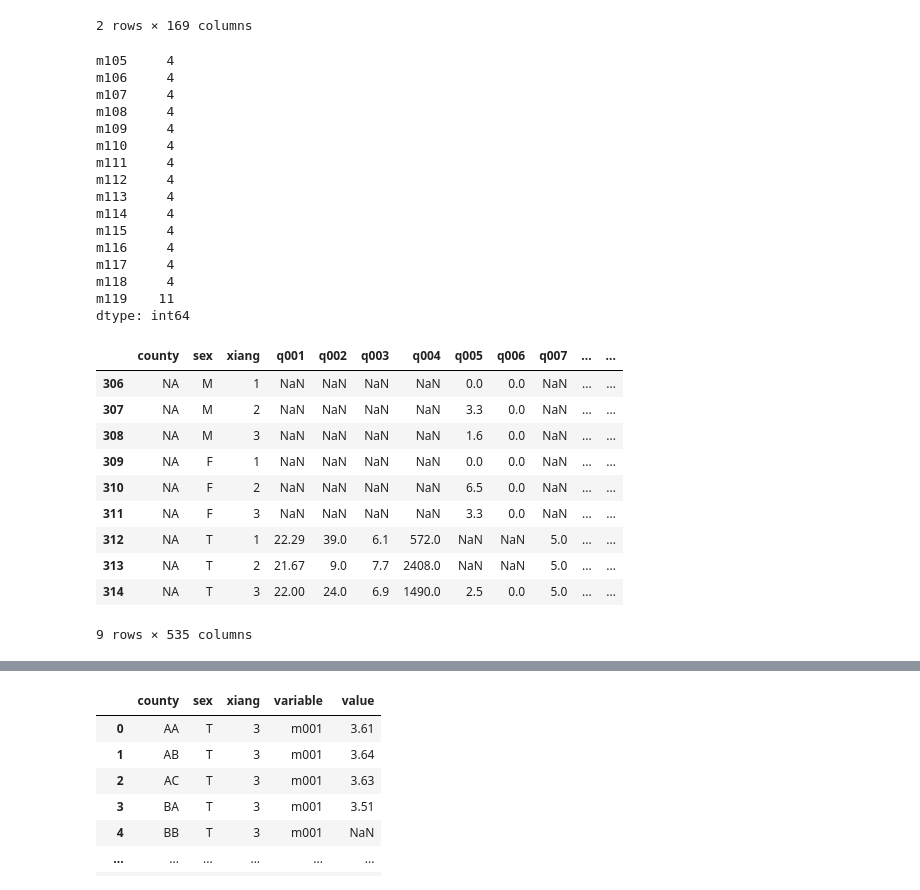
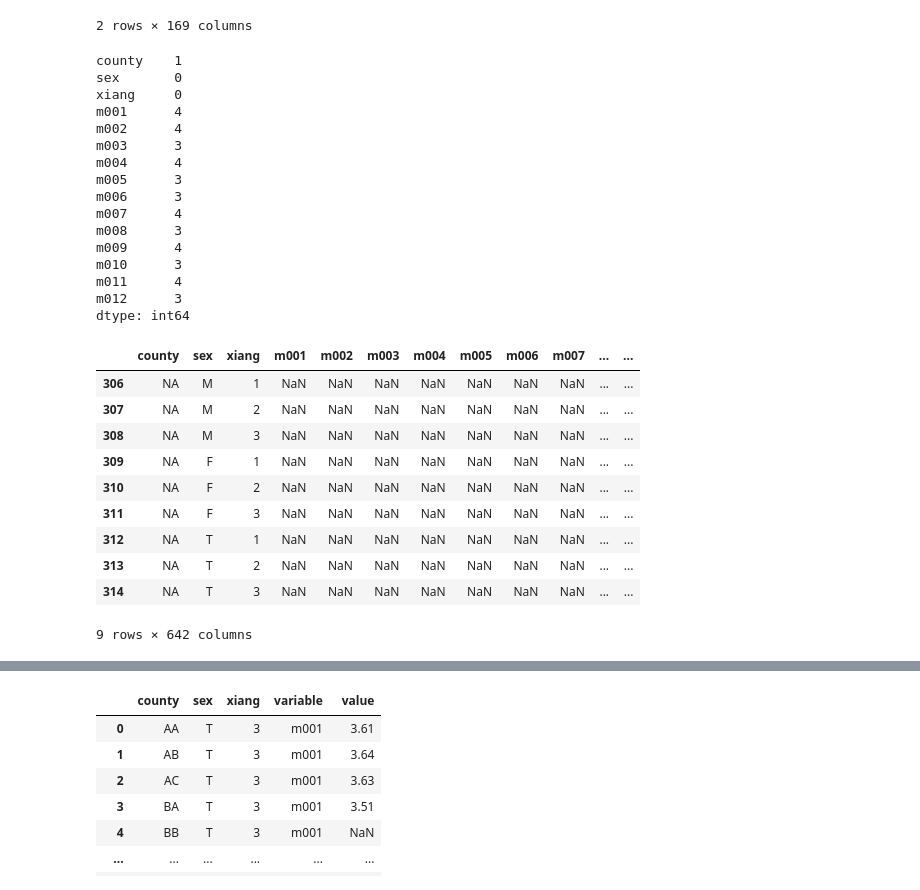
Before and after one commit to colbytse/community_health_project, a Jupyter notebook: code_notebooks/jahnavi.ipynb, the cells around one changed output, grey strips where cells are left out. Cells and saved outputs as stored; diff of their text form; code cells hidden in the pictures.

```diff
--- a/code_notebooks/jahnavi.ipynb
+++ b/code_notebooks/jahnavi.ipynb
@@ -261,41 +270,43 @@ diet[diet.county=='JB']
 | 73 | JB | T | 3 | 2594.0 | 53.3 | 67.5 | 460.0 | 18.5 | 10.4 | 0.5 | ... | ... |
 2 rows × 169 columns
 # %%
-first = diet.merge(mortality, how='left', on=['county','sex','xiang'])
+first = mortality.merge(diet, how='right', on=['county','sex','xiang'])
+# %%
+second = first.merge(pru, how='right', on=['county','sex','xiang'])
 # %%
-data = ques.merge(first, how='left', on=['county','sex','xiang'])
+full = second.merge(ques, how='right', on=['county','sex','xiang'])
 # %%
-data[(data.sex=='T') & (data.xiang==3)].isnull().sum().tail(15)
+full[(full.sex=='T') & (full.xiang==3)].isnull().sum().head(15)
 # %% [output]
-m105     4
-m106     4
-m107     4
-m108     4
-m109     4
-m110     4
-m111     4
-m112     4
-m113     4
-m114     4
-m115     4
-m116     4
-m117     4
-m118     4
-m119    11
+county    1
+sex       0
+xiang     0
+m001      4
+m002      4
+m003      3
+m004      4
+m005      3
+m006      3
+m007      4
+m008      3
+m009      4
+m010      3
+m011      4
+m012      3
 dtype: int64
 # %%
-data['county'].fillna('NA', inplace=True)
+full['county'].fillna('NA', inplace=True)
 # %%
-data[data.county=='NA']
+full[full.county=='NA']
 # %% [output]
-|  | county | sex | xiang | q001 | q002 | q003 | q004 | q005 | q006 | q007 | ... | ... |
-| 306 | NA | M | 1 | NaN | NaN | NaN | NaN | 0.0 | 0.0 | NaN | ... | ... |
-| 307 | NA | M | 2 | NaN | NaN | NaN | NaN | 3.3 | 0.0 | NaN | ... | ... |
-| 308 | NA | M | 3 | NaN | NaN | NaN | NaN | 1.6 | 0.0 | NaN | ... | ... |
-| 309 | NA | F | 1 | NaN | NaN | NaN | NaN | 0.0 | 0.0 | NaN | ... | ... |
-| 310 | NA | F | 2 | NaN | NaN | NaN | NaN | 6.5 | 0.0 | NaN | ... | ... |
-| 311 | NA | F | 3 | NaN | NaN | NaN | NaN | 3.3 | 0.0 | NaN | ... | ... |
-| 312 | NA | T | 1 | 22.29 | 39.0 | 6.1 | 572.0 | NaN | NaN | 5.0 | ... | ... |
-| 313 | NA | T | 2 | 21.67 | 9.0 | 7.7 | 2408.0 | NaN | NaN | 5.0 | ... | ... |
-| 314 | NA | T | 3 | 22.00 | 24.0 | 6.9 | 1490.0 | 2.5 | 0.0 | 5.0 | ... | ... |
+|  | county | sex | xiang | m001 | m002 | m003 | m004 | m005 | m006 | m007 | ... | ... |
+| 306 | NA | M | 1 | NaN | NaN | NaN | NaN | NaN | NaN | NaN | ... | ... |
+| 307 | NA | M | 2 | NaN | NaN | NaN | NaN | NaN | NaN | NaN | ... | ... |
+| 308 | NA | M | 3 | NaN | NaN | NaN | NaN | NaN | NaN | NaN | ... | ... |
+| 309 | NA | F | 1 | NaN | NaN | NaN | NaN | NaN | NaN | NaN | ... | ... |
+| 310 | NA | F | 2 | NaN | NaN | NaN | NaN | NaN | NaN | NaN | ... | ... |
+| 311 | NA | F | 3 | NaN | NaN | NaN | NaN | NaN | NaN | NaN | ... | ... |
+| 312 | NA | T | 1 | NaN | NaN | NaN | NaN | NaN | NaN | NaN | ... | ... |
+| 313 | NA | T | 2 | NaN | NaN | NaN | NaN | NaN | NaN | NaN | ... | ... |
+| 314 | NA | T | 3 | NaN | NaN | NaN | NaN | NaN | NaN | NaN | ... | ... |
-9 rows × 535 columns
+9 rows × 642 columns
```
Also changed, not shown: parts of 38 cells of this notebook, 7 other files.
